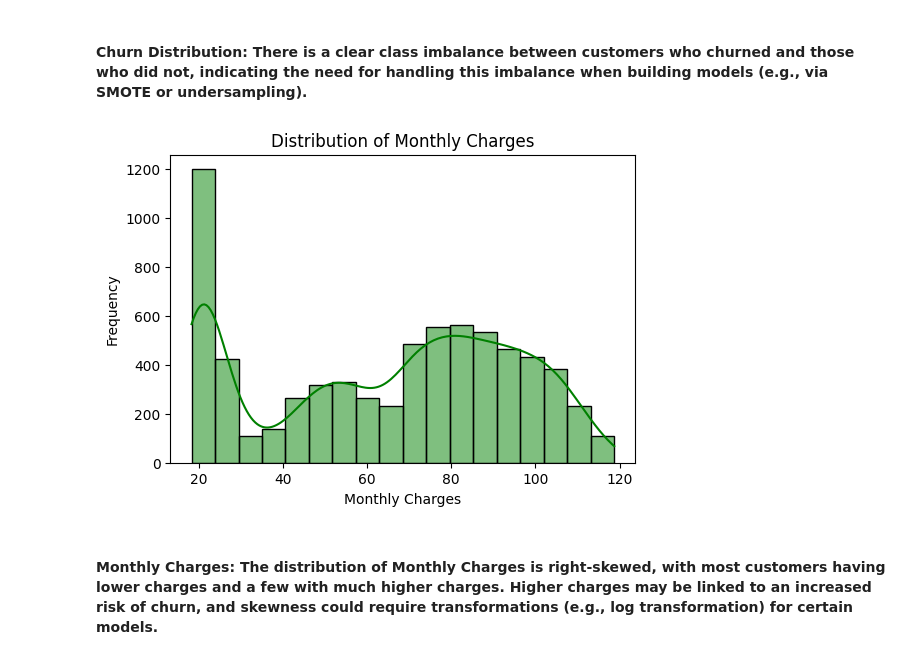
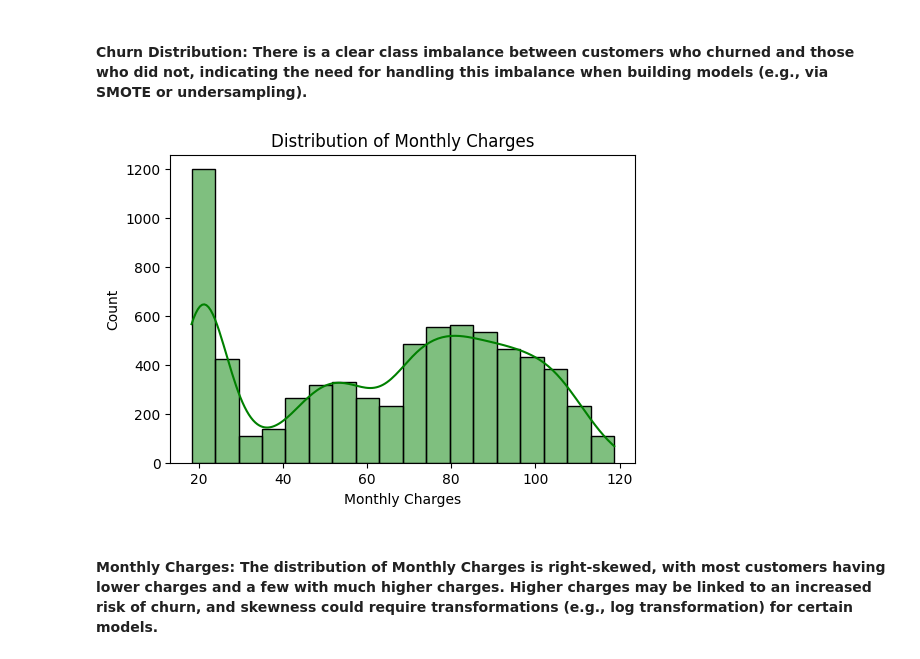
Before and after one commit to mohammedaltet/Chatbot-Assistant-for-Churn-Prediction, a Jupyter notebook: Modeling.ipynb, the cells around one changed output. Saved outputs shown, nothing was run; the diff lists cells and outputs as text; code cells hidden in the pictures.

```diff
--- a/Modeling.ipynb
+++ b/Modeling.ipynb
@@ -122,13 +122,12 @@ plt.show()
 #### **Churn Distribution:** There is a clear class imbalance between customers who churned and those who did not, indicating the need for handling this imbalance when building models (e.g., via SMOTE or undersampling).
 # %%
 plt.figure(figsize=(6, 4))
-sns.histplot(df_cleaned['Monthly_Charges'], kde=True, color='green')
+sns.histplot(df['Monthly_charges'], kde=True, color='green')
 plt.title('Distribution of Monthly Charges')
 plt.xlabel('Monthly Charges')
-plt.ylabel('Frequency')
 plt.show()
 # %% [output]
-[figure, old version]
+[figure, new version]
 # %% [markdown]
 #### **Monthly Charges:** The distribution of Monthly Charges is right-skewed, with most customers having lower charges and a few with much higher charges. Higher charges may be linked to an increased risk of churn, and skewness could require transformations (e.g., log transformation) for certain models.
 # %%
```
Also changed, not shown: parts of 5 cells of this notebook.
